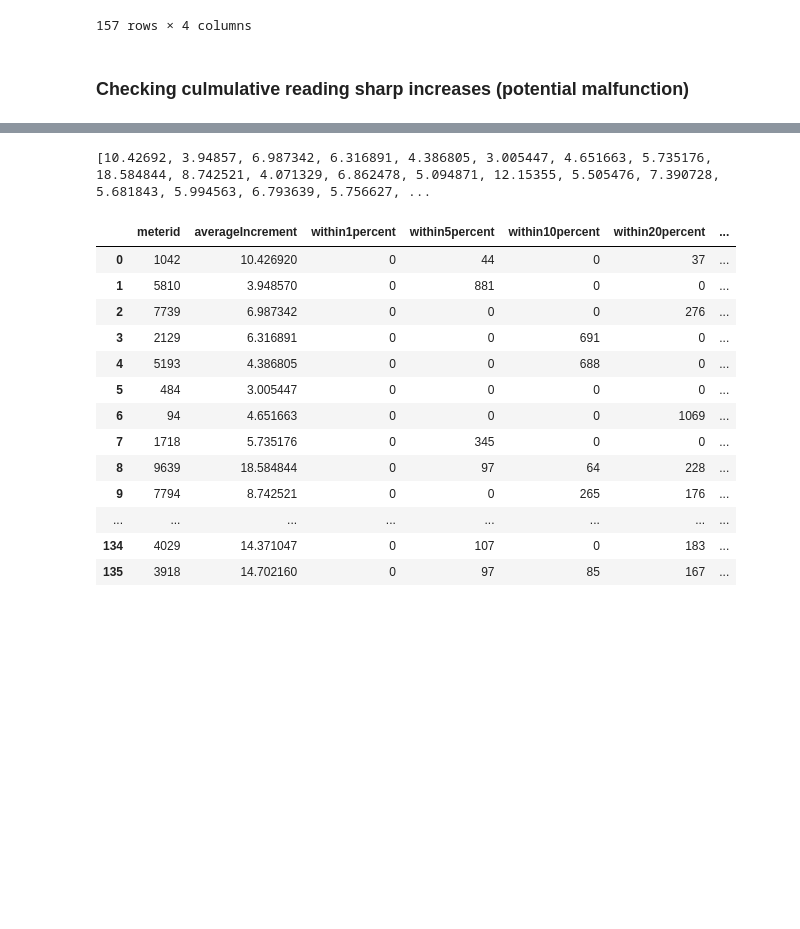
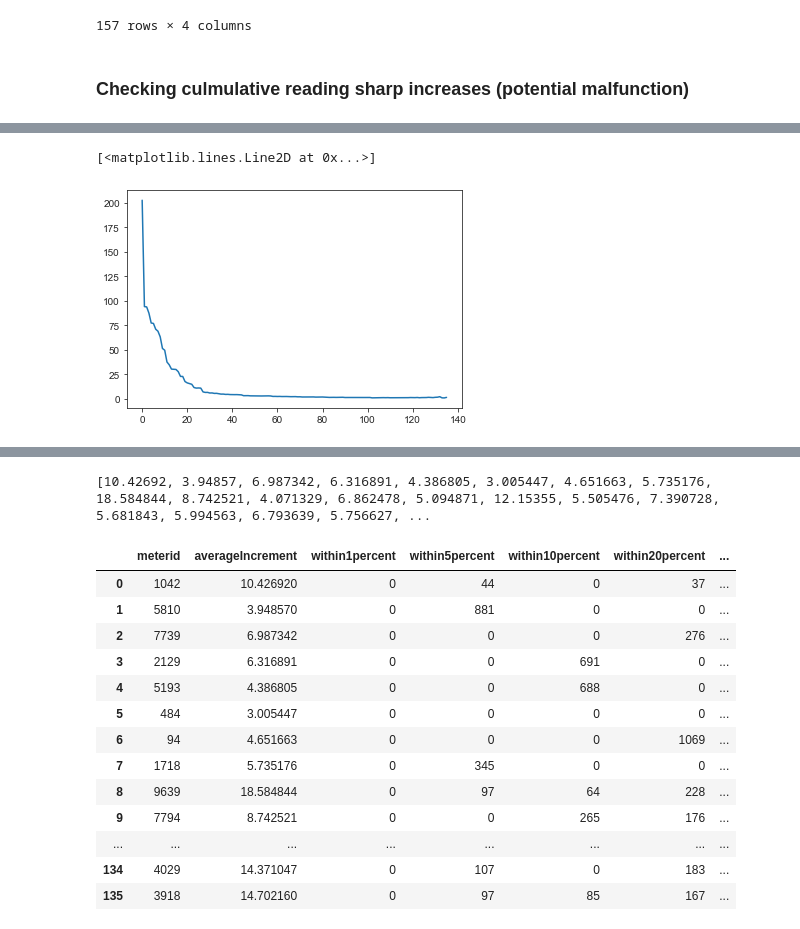
Before and after one commit to melvintzw/ee4211, a Jupyter notebook: error_detection.ipynb, the cells around one changed output, grey strips where cells are left out. Saved outputs shown, nothing was run; the diff lists cells and outputs as text; code cells hidden in the pictures; blank space fills up the shorter version.

```diff
--- a/error_detection.ipynb
+++ b/error_detection.ipynb
@@ -176,0 +242,11 @@ keys_list2 = keys_list2[18:]
+# %%
+marginal_avg_max_increment_list = []
+
+for i in range(len(avg_max_increment_list) - 1):
+    if i != 0:
+        marginal_avg_max_increment_list.append(avg_max_increment_list[i - 1] - avg_max_increment_list[i])
+
+plt.plot(range(len(marginal_avg_max_increment_list)), marginal_avg_max_increment_list)
+# %% [output]
+[<matplotlib.lines.Line2D at 0x...>]
+[figure, added]
```
Also changed, not shown: parts of 7 cells of this notebook.
